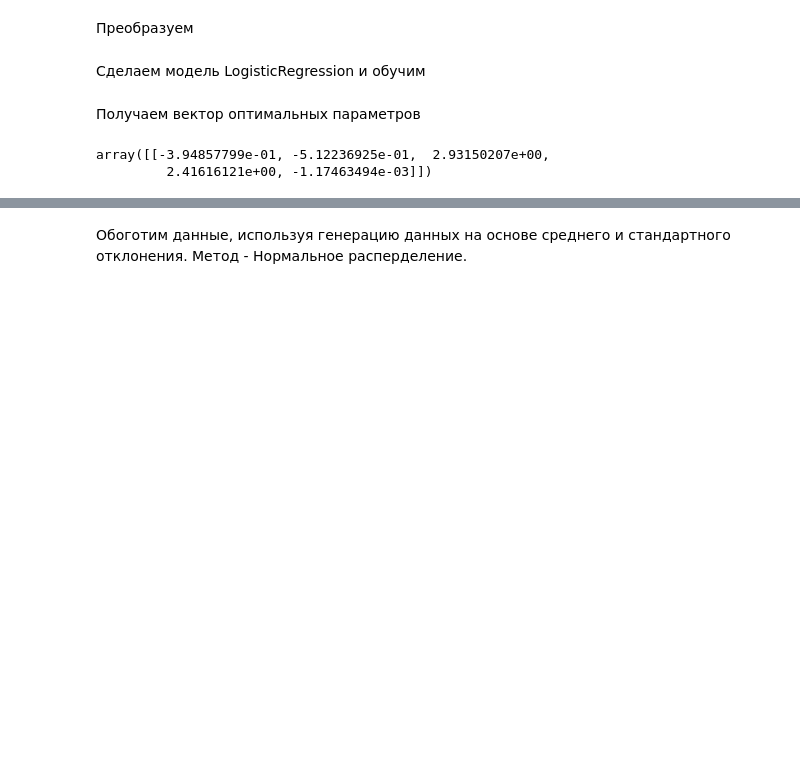
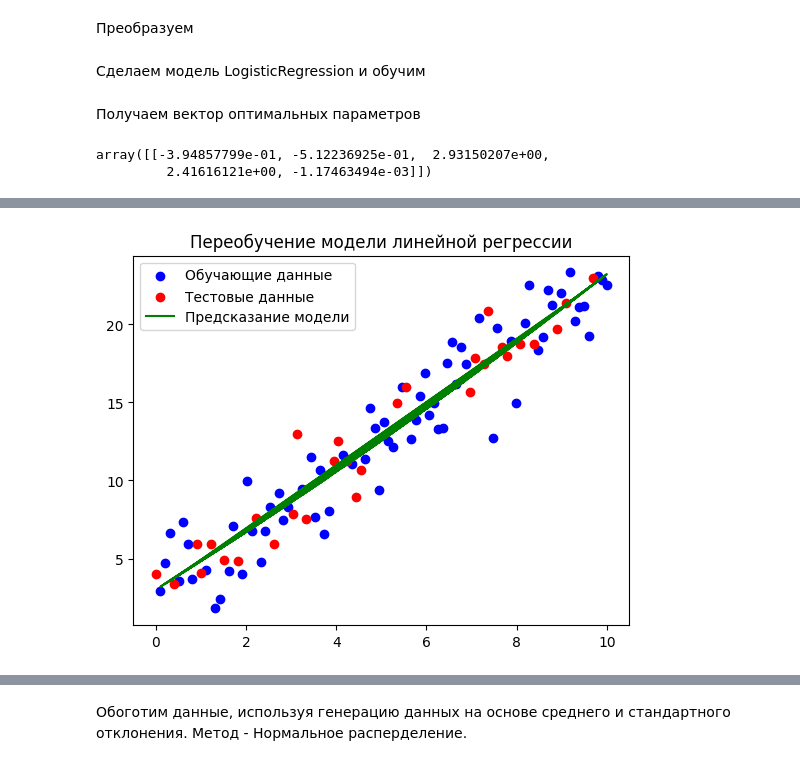
Before and after one commit to ShagMichail/Industrial-Analytics-Platforms, a Jupyter notebook: Task/Task_1.ipynb, the cells around one changed output, grey strips where cells are left out. Cells and saved outputs as stored; diff of their text form; code cells hidden in the pictures; blank space fills up the shorter version.

```diff
--- a/Task/Task_1.ipynb
+++ b/Task/Task_1.ipynb
@@ -133,11 +165,18 @@ poly = PolynomialFeatures(degree=2)
 # %%
-from sklearn.linear_model import Ridge
-
 # Ridge регрессия с регуляризацией
 ridge_model = Ridge(alpha=1.0)  # alpha — параметр регуляризации
 ridge_model.fit(X_train_poly, y_train)
 
 # Предсказание
 y_train_pred = ridge_model.predict(X_train_poly)
 y_test_pred = ridge_model.predict(X_test_poly)
+
+plt.scatter(X_train, y_train, color='blue', label='Обучающие данные')
+plt.scatter(X_test, y_test, color='red', label='Тестовые данные')
+plt.plot(X_train, y_train_pred, color='green', label='Предсказание модели')
+plt.legend()
+plt.title("Переобучение модели линейной регрессии")
+plt.show()
+# %% [output]
+[figure, added]
 # %% [markdown]
```
Also changed, not shown: parts of 34 cells of this notebook.
